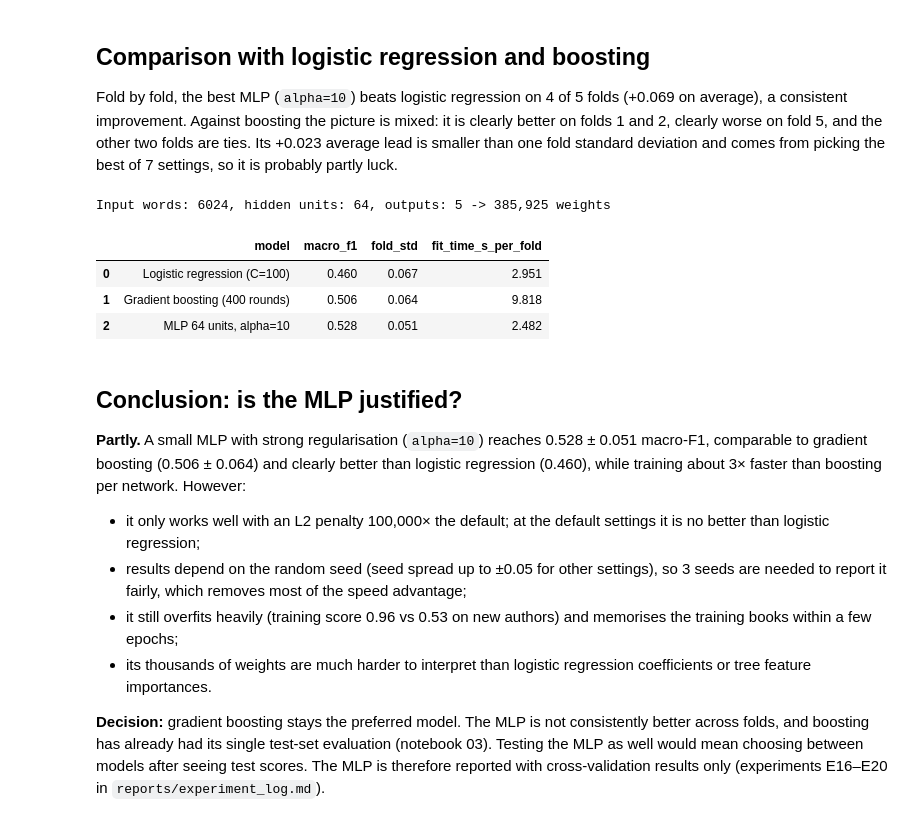
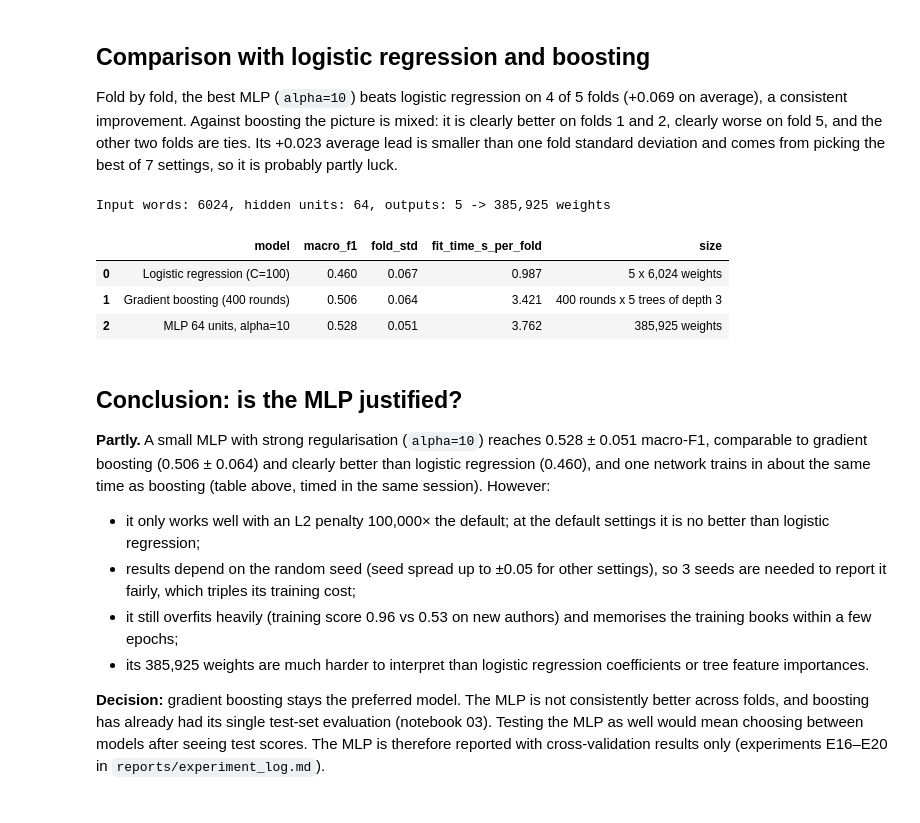
Before and after one commit to JamFog/Machine-Learning-Project, a Jupyter notebook: notebooks/04_mlp.ipynb, the cells around one changed output. Drawn from its saved outputs; the diff is of its cells as text; code cells hidden in the pictures.

Commit message:
add engineered features and robustness notebook; fix MLP timing compariso

```diff
--- a/notebooks/04_mlp.ipynb
+++ b/notebooks/04_mlp.ipynb
@@ -286,31 +286,44 @@ Fold by fold, the best MLP (`alpha=10`) beats logistic regression on 4 of 5 fold
 # %%
 pipe = best["estimators"][0]
 net = pipe[-1]
 vocab = len(pipe[0].vocabulary_)
 n_weights = sum(w.size for w in net.coefs_) + sum(b.size for b in net.intercepts_)
 print(f"Input words: {vocab}, hidden units: 64, outputs: 5 -> {n_weights:,} weights")
 
+# Training times depend on how busy the computer is, so LR and boosting are re-timed here,
+# in the same session as the MLP, instead of using notebook 03's times.
+from sklearn.linear_model import LogisticRegression
+from sklearn.ensemble import GradientBoostingClassifier
+
+timed = {
+    "LogReg C=100": make_pipeline(tfidf(), LogisticRegression(C=100, max_iter=2000)),
+    "Boosting rounds=400": make_pipeline(tfidf(), GradientBoostingClassifier(
+        n_estimators=400, learning_rate=0.1, max_depth=3, max_features="sqrt", random_state=config.RANDOM_STATE)),
+}
+fit_time = {name: cross_validate(m, X, y, groups=groups, cv=cv)["fit_time"].mean() for name, m in timed.items()}
+
 lr, gb = reference.set_index("model").loc[["LogReg C=100", "Boosting rounds=400"]].to_dict("index").values()
 mlp_best = mlp_table.set_index("model").loc["MLP 64 units, alpha=10"]
 pd.DataFrame({
     "model": ["Logistic regression (C=100)", "Gradient boosting (400 rounds)", "MLP 64 units, alpha=10"],
     "macro_f1": [lr["macro_f1"], gb["macro_f1"], mlp_best["macro_f1"]],
     "fold_std": [lr["macro_f1_std"], gb["macro_f1_std"], mlp_best["fold_std"]],
-    "fit_time_s_per_fold": [lr["fit_time_s"], gb["fit_time_s"], mlp_best["fit_time_s"]],
+    "fit_time_s_per_fold": [fit_time["LogReg C=100"], fit_time["Boosting rounds=400"], mlp_best["fit_time_s"]],
+    "size": ["5 x 6,024 weights", "400 rounds x 5 trees of depth 3", f"{n_weights:,} weights"],
 }).round(3)
 # %% [output]
 Input words: 6024, hidden units: 64, outputs: 5 -> 385,925 weights
-|  | model | macro_f1 | fold_std | fit_time_s_per_fold |
-| 0 | Logistic regression (C=100) | 0.460 | 0.067 | 2.951 |
-| 1 | Gradient boosting (400 rounds) | 0.506 | 0.064 | 9.818 |
-| 2 | MLP 64 units, alpha=10 | 0.528 | 0.051 | 2.482 |
+|  | model | macro_f1 | fold_std | fit_time_s_per_fold | size |
+| 0 | Logistic regression (C=100) | 0.460 | 0.067 | 0.987 | 5 x 6,024 weights |
+| 1 | Gradient boosting (400 rounds) | 0.506 | 0.064 | 3.421 | 400 rounds x 5 trees of depth 3 |
+| 2 | MLP 64 units, alpha=10 | 0.528 | 0.051 | 3.762 | 385,925 weights |
 # %% [markdown]
 ## Conclusion: is the MLP justified?
 
-**Partly.** A small MLP with strong regularisation (`alpha=10`) reaches 0.528 ± 0.051 macro-F1, comparable to gradient boosting (0.506 ± 0.064) and clearly better than logistic regression (0.460), while training about 3× faster than boosting per network. However:
+**Partly.** A small MLP with strong regularisation (`alpha=10`) reaches 0.528 ± 0.051 macro-F1, comparable to gradient boosting (0.506 ± 0.064) and clearly better than logistic regression (0.460), and one network trains in about the same time as boosting (table above, timed in the same session). However:
 - it only works well with an L2 penalty 100,000× the default; at the default settings it is no better than logistic regression;
-- results depend on the random seed (seed spread up to ±0.05 for other settings), so 3 seeds are needed to report it fairly, which removes most of the speed advantage;
+- results depend on the random seed (seed spread up to ±0.05 for other settings), so 3 seeds are needed to report it fairly, which triples its training cost;
 - it still overfits heavily (training score 0.96 vs 0.53 on new authors) and memorises the training books within a few epochs;
-- its thousands of weights are much harder to interpret than logistic regression coefficients or tree feature importances.
+- its 385,925 weights are much harder to interpret than logistic regression coefficients or tree feature importances.
 
 **Decision:** gradient boosting stays the preferred model. The MLP is not consistently better across folds, and boosting has already had its single test-set evaluation (notebook 03). Testing the MLP as well would mean choosing between models after seeing test scores. The MLP is therefore reported with cross-validation results only (experiments E16–E20 in `reports/experiment_log.md`).
```
Also changed, not shown: parts of 4 cells of this notebook, 7 other files.
